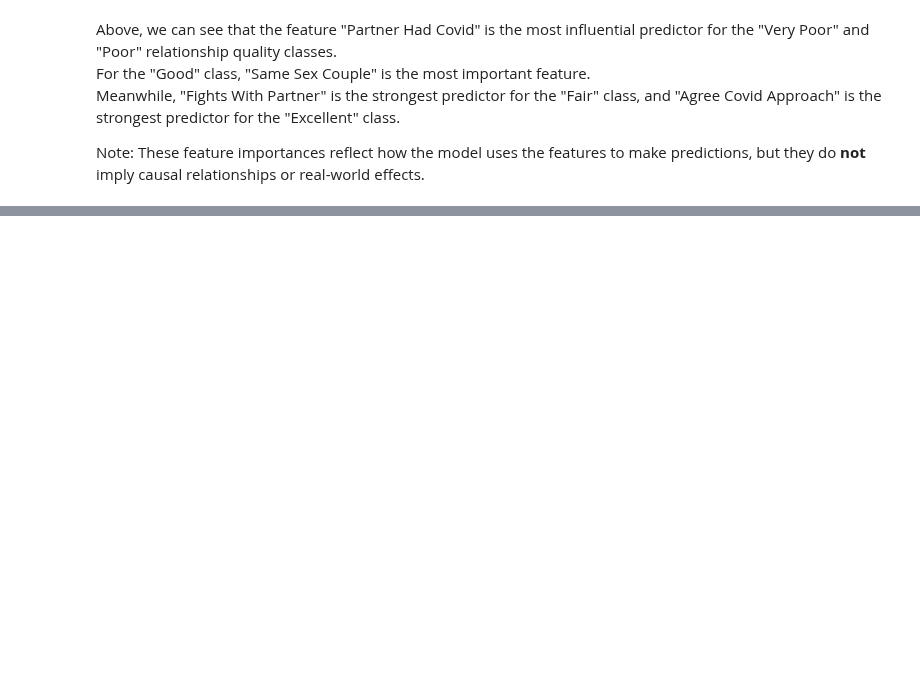
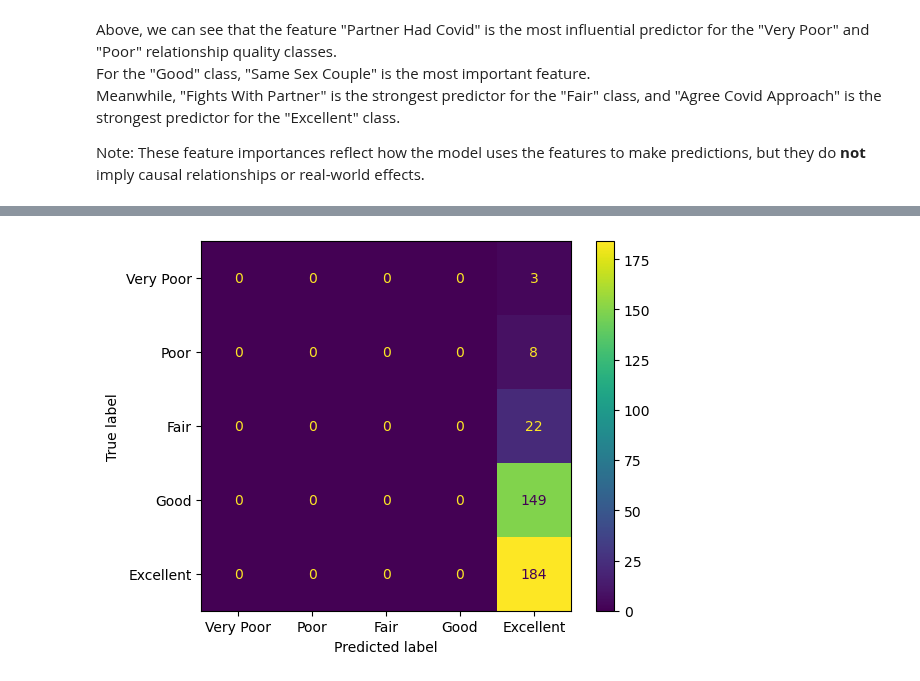
Before and after one commit to diverse-data-hub/diverse-data-hub.github.io, a Jupyter notebook: website_files/notebooks/py-hcmst.ipynb, the cells around one changed output, grey strips where cells are left out. Cells and saved outputs as stored; diff of their text form; code cells hidden in the pictures; blank space fills up the shorter version.

```diff
--- a/website_files/notebooks/py-hcmst.ipynb
+++ b/website_files/notebooks/py-hcmst.ipynb
@@ -410,0 +405,10 @@ baseline_predictions = baseline_model.predict(X_test_transformed)
+# %%
+cm = ConfusionMatrixDisplay.from_estimator(
+    baseline_model,
+    X_test_transformed,
+    y_test,
+    labels=["very_poor", "poor", "fair", "good", "excellent"],
+    display_labels=["Very Poor", "Poor", "Fair", "Good", "Excellent"],
+)
+# %% [output]
+[figure, added]
```
Also changed, not shown: parts of 21 cells of this notebook.
